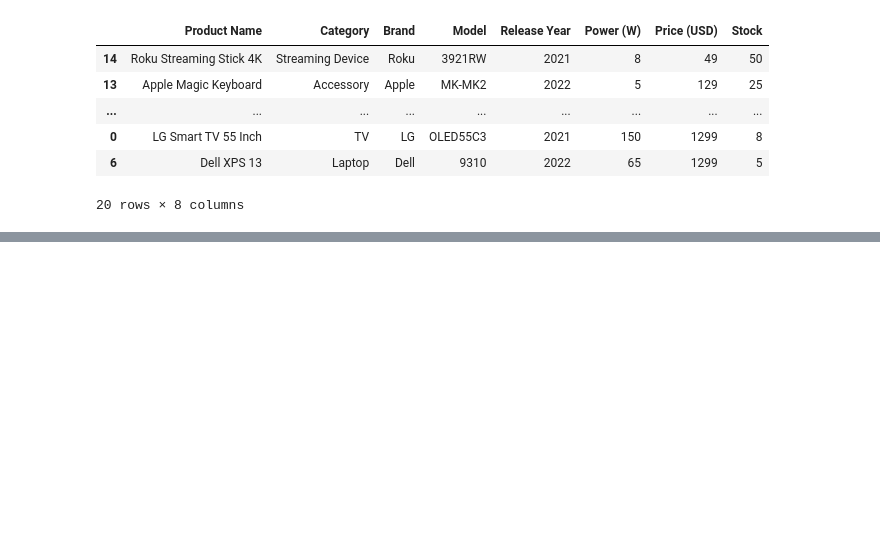
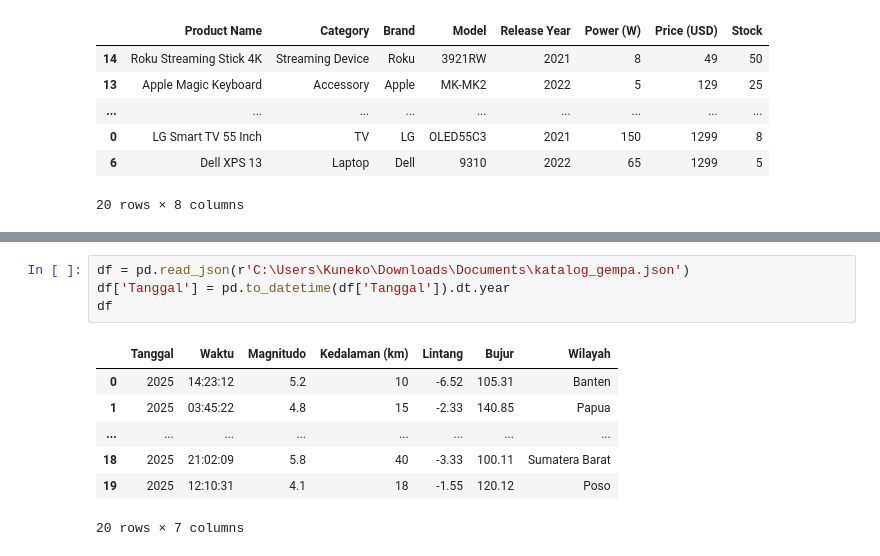
Before and after one commit to Dontbecode/-Bootcamp-Data-Analyst-, a Jupyter notebook: Pandas.ipynb, the cells around one changed output, grey strips where cells are left out. Drawn from its saved outputs; the diff is of its cells as text; blank space fills up the shorter version.

```diff
--- a/Pandas.ipynb
+++ b/Pandas.ipynb
@@ -734,0 +838,12 @@ df.sort_values(by=['Price (USD)', 'Stock'], ascending=[True,False])
+# %%
+df = pd.read_json(r'C:\Users\Kuneko\Downloads\Documents\katalog_gempa.json')
+df['Tanggal'] = pd.to_datetime(df['Tanggal']).dt.year
+df
+# %% [output]
+|  | Tanggal | Waktu | Magnitudo | Kedalaman (km) | Lintang | Bujur | Wilayah |
+| 0 | 2025 | 14:23:12 | 5.2 | 10 | -6.52 | 105.31 | Banten |
+| 1 | 2025 | 03:45:22 | 4.8 | 15 | -2.33 | 140.85 | Papua |
+| ... | ... | ... | ... | ... | ... | ... | ... |
+| 18 | 2025 | 21:02:09 | 5.8 | 40 | -3.33 | 100.11 | Sumatera Barat |
+| 19 | 2025 | 12:10:31 | 4.1 | 18 | -1.55 | 120.12 | Poso |
+20 rows × 7 columns
```
Also changed, not shown: parts of 11 cells of this notebook, 1 other file.
